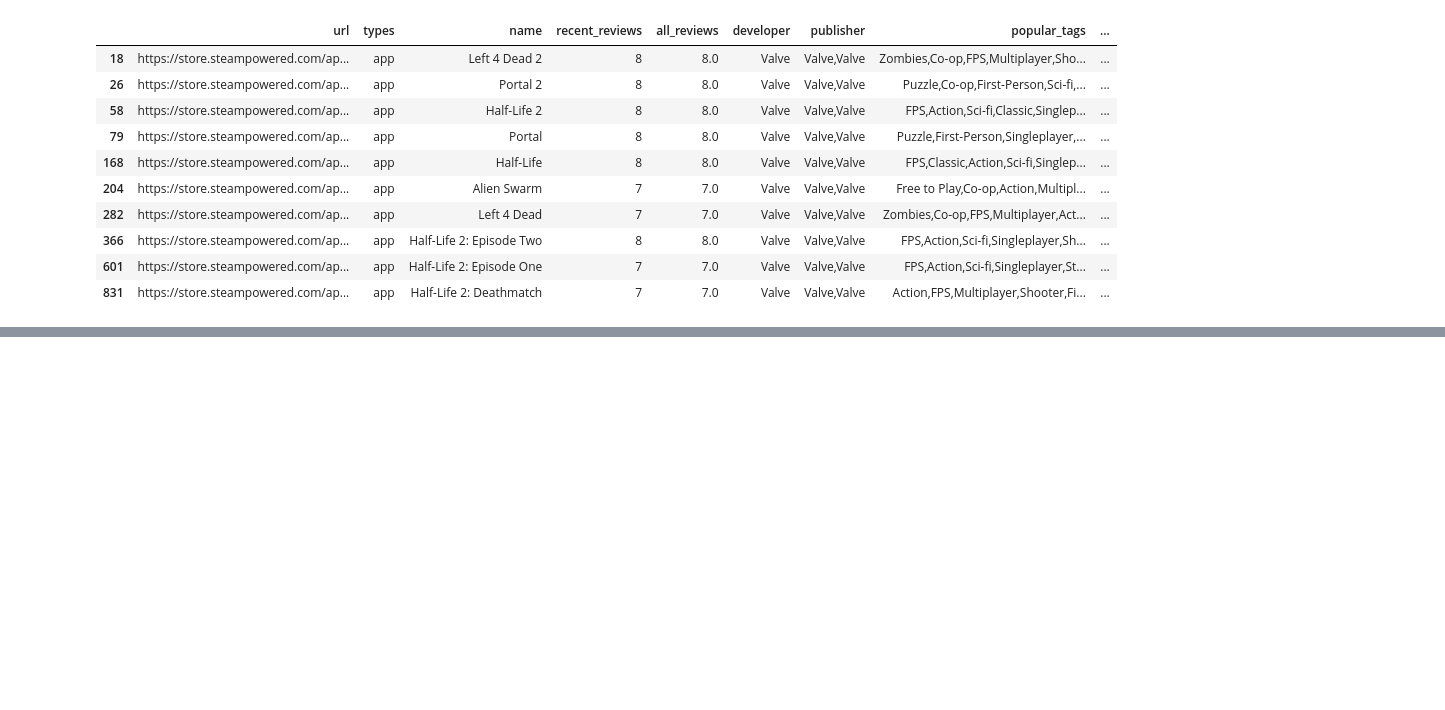
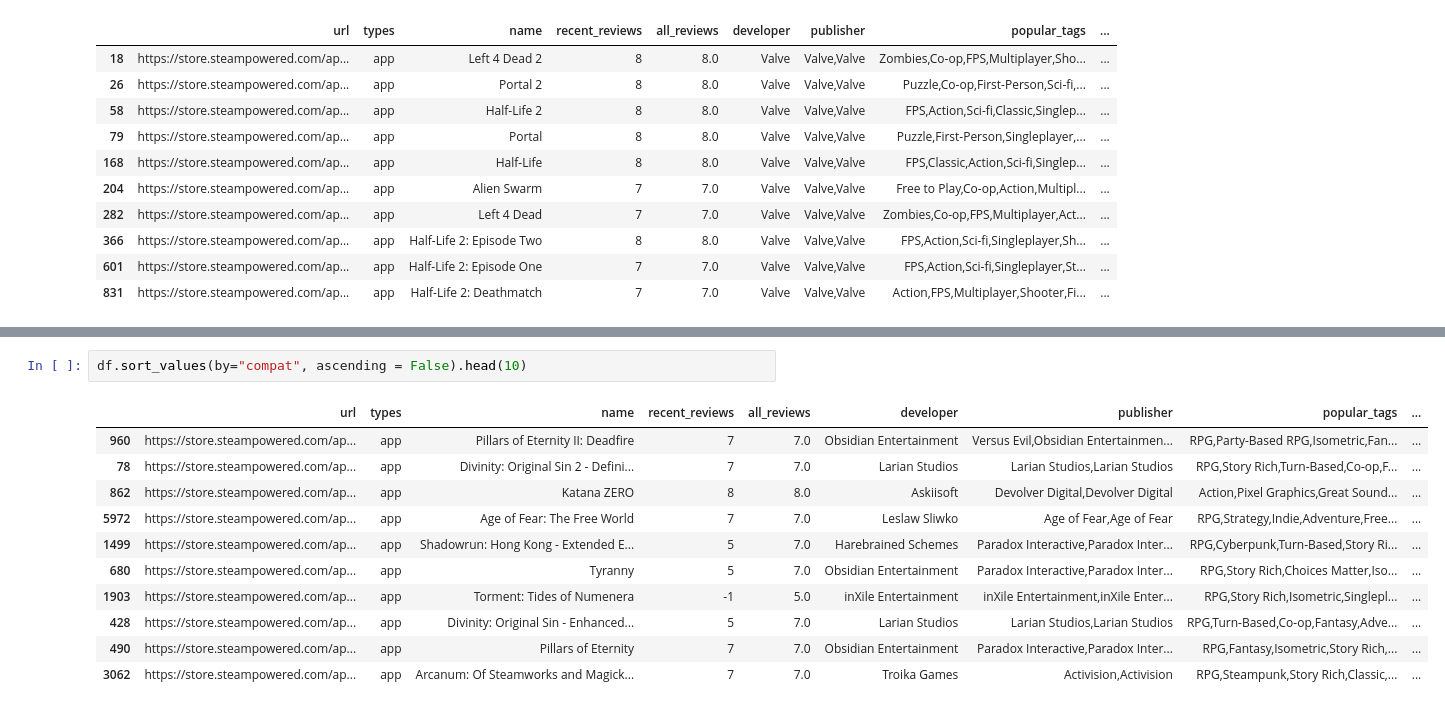
Before and after one commit to nicopaes/INF1032_RecomendaSteam, a Jupyter notebook: recomendadorSteam.ipynb, the cells around one changed output, grey strips where cells are left out. Drawn from its saved outputs; the diff is of its cells as text; blank space fills up the shorter version.

```diff
--- a/recomendadorSteam.ipynb
+++ b/recomendadorSteam.ipynb
@@ -324,0 +420,14 @@ dfExample4.head(10)
+# %%
+df.sort_values(by="compat", ascending = False).head(10)
+# %% [output]
+|  | url | types | name | recent_reviews | all_reviews | developer | publisher | popular_tags | ... |
+| 960 | https://store.steampowered.com/ap... | app | Pillars of Eternity II: Deadfire | 7 | 7.0 | Obsidian Entertainment | Versus Evil,Obsidian Entertainmen... | RPG,Party-Based RPG,Isometric,Fan... | ... |
+| 78 | https://store.steampowered.com/ap... | app | Divinity: Original Sin 2 - Defini... | 7 | 7.0 | Larian Studios | Larian Studios,Larian Studios | RPG,Story Rich,Turn-Based,Co-op,F... | ... |
+| 862 | https://store.steampowered.com/ap... | app | Katana ZERO | 8 | 8.0 | Askiisoft | Devolver Digital,Devolver Digital | Action,Pixel Graphics,Great Sound... | ... |
+| 5972 | https://store.steampowered.com/ap... | app | Age of Fear: The Free World | 7 | 7.0 | Leslaw Sliwko | Age of Fear,Age of Fear | RPG,Strategy,Indie,Adventure,Free... | ... |
+| 1499 | https://store.steampowered.com/ap... | app | Shadowrun: Hong Kong - Extended E... | 5 | 7.0 | Harebrained Schemes | Paradox Interactive,Paradox Inter... | RPG,Cyberpunk,Turn-Based,Story Ri... | ... |
+| 680 | https://store.steampowered.com/ap... | app | Tyranny | 5 | 7.0 | Obsidian Entertainment | Paradox Interactive,Paradox Inter... | RPG,Story Rich,Choices Matter,Iso... | ... |
+| 1903 | https://store.steampowered.com/ap... | app | Torment: Tides of Numenera | -1 | 5.0 | inXile Entertainment | inXile Entertainment,inXile Enter... | RPG,Story Rich,Isometric,Singlepl... | ... |
+| 428 | https://store.steampowered.com/ap... | app | Divinity: Original Sin - Enhanced... | 5 | 7.0 | Larian Studios | Larian Studios,Larian Studios | RPG,Turn-Based,Co-op,Fantasy,Adve... | ... |
+| 490 | https://store.steampowered.com/ap... | app | Pillars of Eternity | 7 | 7.0 | Obsidian Entertainment | Paradox Interactive,Paradox Inter... | RPG,Fantasy,Isometric,Story Rich,... | ... |
+| 3062 | https://store.steampowered.com/ap... | app | Arcanum: Of Steamworks and Magick... | 7 | 7.0 | Troika Games | Activision,Activision | RPG,Steampunk,Story Rich,Classic,... | ... |
```
Also changed, not shown: parts of 4 cells of this notebook, 1 other file.
